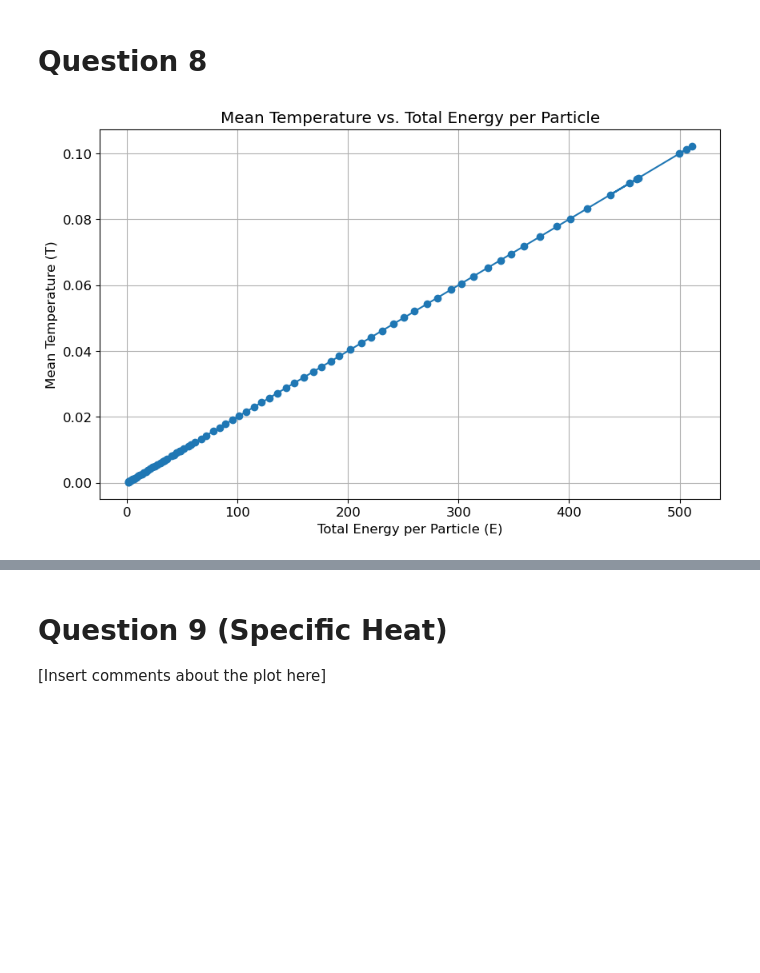
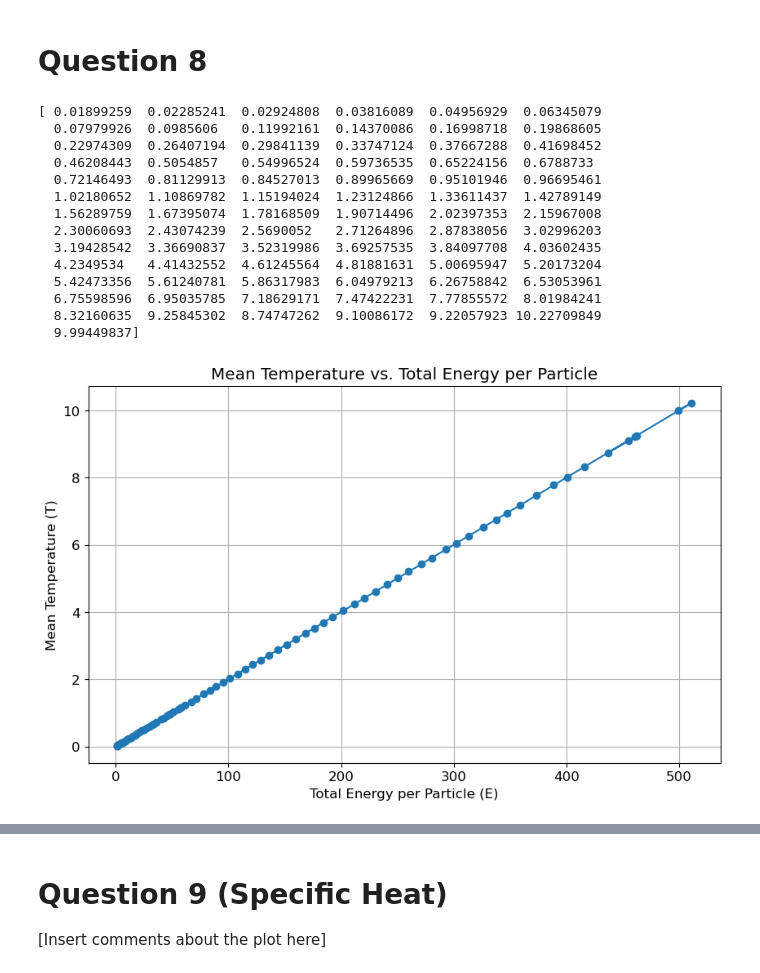
Before and after one commit to MoSpoonRhakib/EID444HW4, a Jupyter notebook: EID444HW4-Mohammed Rhakib.ipynb, the cells around one changed output, grey strips where cells are left out. Cells and saved outputs as stored; diff of their text form; code cells hidden in the pictures; blank space fills up the shorter version.

```diff
--- a/EID444HW4-Mohammed Rhakib.ipynb
+++ b/EID444HW4-Mohammed Rhakib.ipynb
@@ -119,7 +109,6 @@ def simulation(R_0, v_0, m, t, t_max, sigma, epsilon, L):
 
     t_end = time.time()
     t_sim = t_end - t_start
-    unwrapped_trajectory = shift(trajectory, L)
 
     return trajectory, t_sim
 # %% [markdown]
@@ -293,6 +282,7 @@ def create_unit_vectors(N, seed):
     '''Creates an array of unit vectors for the velocities, gives it its direction'''
     #Initialize seed
     np.random.seed(seed)
+    #Create unit vectors
     vectors_polar = np.random.uniform(0, 2*np.pi, N)
     unit_vectors = np.column_stack([np.cos(vectors_polar), np.sin(vectors_polar)])
     return unit_vectors
@@ -305,7 +295,7 @@ def calc_temp(trajectory, t):
     particle = len(trajectory[1])
     masses = np.ones(particle)
     KE = calc_KE(trajectory, masses, t)
-    Temperature = 2 * (KE/particle) / (particle * k_b) # double check if right
+    Temperature = 2*(KE) / (particle * k_b)
     return Temperature
 
 def MB_distribution(mean_temperatures, v_max, dv):
@@ -314,15 +304,14 @@ def MB_distribution(mean_temperatures, v_max, dv):
     plt.figure(figsize=(10, 6))
 
 
-    # Loop through mean temperatures and plot MB distribution for each
+    #Loop through mean temperatures and plot MB distribution for each
     for v_init, T_mean in mean_temperatures.items():
         v_list = np.arange(0, v_max, dv)
         MB_dist = (v_list / (k_b * T_mean)) * np.exp(-(v_list**2) / (2 * k_b * T_mean))
 
-        # Plot each MB distribution
-        plt.plot(v_list, MB_dist, "k--", color='black', label=f"MB (v_init={v_init}, T={T_mean:.2f})")
+        plt.plot(v_list, MB_dist, "k--", label=f"MB (v_init={v_init})")
 
-    # Labels and title
+
     plt.xlabel("Speed")
     plt.ylabel("Probability Density")
     plt.title("Maxwell-Boltzmann Distributions for Different v_init")
@@ -336,20 +325,21 @@ def speed_distribution(trajectories, dt, v_max, dv):
     plt.figure(figsize=(10, 6))
 
     for v_init, trajectory in trajectories.items():
-        # Compute velocities using central differencing
+
         velocities = (trajectory[2:] - trajectory[:-2]) / (2 * dt)
 
-        # Detect equilibration time index
+        #Detect equilibration time index
         t0_index, _, _ = pt.detect_equilibration(calc_temp(trajectory, dt))
 
-        # Extract speeds after equilibration
+        #Extract speeds after equilibration
         speeds = np.linalg.norm(velocities[t0_index:], axis=-1).flatten()
 
-        # Define bins
+        #Define bins
         bins = np.arange(0, v_max + dv, dv)
 
-        # Plot histogram
+        #Plot histogram
         plt.hist(speeds, bins=bins, density=True, label=f"v_init = {v_init}")
+
 
     plt.xlabel("Speed")
     plt.ylabel("Probability Density")
@@ -390,7 +380,7 @@ t_simulation = {}
 
 for v_init in v_init_values:
     velocities = v_init * create_unit_vectors(N*N, 20)
-    trajectory, t_sim = simulation(R_0 = positions, v_0 = velocities, m = masses, t=dt, t_max=10, sigma=1, epsilon = 1, L=L )
+    trajectory, t_sim = simulation(R_0 = positions, v_0 = velocities, m = masses, t=dt, t_max=20, sigma=1, epsilon = 1, L=L )
     trajectories[v_init] = trajectory
     t_simulation[v_init] = t_sim
 # %% [markdown]
@@ -491,44 +514,54 @@ MB_distribution(mean_temperatures, v_max, dv)
 # %%
 #Smaller initial velocity spacings
 
-v_init_small = np.arange(0.05, 4.05, 0.05)
+v_init_small = np.arange(0.05, 4.00, 0.05)
 
-# Preallocate arrays
 num_v = len(v_init_small)
 T_fine = np.zeros(num_v)
 E_fine = np.zeros(num_v)
 
 for i, v_init in enumerate(v_init_small):
-    # Generate initial positions
+
     positions = shift(make_triangular_lattice(np.array([0, 0]), N, 2**(1/6)), L)
-
-    # Generate random unit velocity vectors and scale by v_init
     velocities = v_init * create_unit_vectors(N*N, seed=20)
 
-    # Run simulation
     trajectory, _ = simulation(R_0=positions, v_0=velocities, m=masses, t=dt, t_max=20, sigma=1, epsilon=1, L=L)
 
 
     # Compute mean temperature after equilibration
     t0_index, _, _ = pt.detect_equilibration(calc_temp(trajectory, dt))
     T_fine[i] = np.mean(calc_temp(trajectory[t0_index:], dt))
 
 
-    # Compute total energy per particle (KE + PE) with matching sizes
+    # Compute total energy per particle (KE), assume PE=0
     ke_values = calc_KE(trajectory, masses, dt)
-    #pe_values = calc_PE(trajectory, sigma=1, epsilon=1)
 
-    #min_length = min(len(ke_values), len(pe_values))  # Ensure same array sizes
     E_fine[i] = np.mean(ke_values[t0_index:])  # Compute energy
 
 # Plot mean temperature vs. total energy per particle
 plt.figure(figsize=(10, 6))
 plt.plot(E_fine, T_fine, marker="o", linestyle="-")
 
+print(T_fine)
+
 plt.xlabel("Total Energy per Particle (E)")
 plt.ylabel("Mean Temperature (T)")
 plt.title("Mean Temperature vs. Total Energy per Particle")
 plt.grid()
 plt.show()
 # %% [output]
+[ 0.01899259  0.02285241  0.02924808  0.03816089  0.04956929  0.06345079
+  0.07979926  0.0985606   0.11992161  0.14370086  0.16998718  0.19868605
+  0.22974309  0.26407194  0.29841139  0.33747124  0.37667288  0.41698452
+  0.46208443  0.5054857   0.54996524  0.59736535  0.65224156  0.6788733
+  0.72146493  0.81129913  0.84527013  0.89965669  0.95101946  0.96695461
+  1.02180652  1.10869782  1.15194024  1.23124866  1.33611437  1.42789149
+  1.56289759  1.67395074  1.78168509  1.90714496  2.02397353  2.15967008
+  2.30060693  2.43074239  2.5690052   2.71264896  2.87838056  3.02996203
+  3.19428542  3.36690837  3.52319986  3.69257535  3.84097708  4.03602435
+  4.2349534   4.41432552  4.61245564  4.81881631  5.00695947  5.20173204
+  5.42473356  5.61240781  5.86317983  6.04979213  6.26758842  6.53053961
+  6.75598596  6.95035785  7.18629171  7.47422231  7.77855572  8.01984241
+  8.32160635  9.25845302  8.74747262  9.10086172  9.22057923 10.22709849
+  9.99449837]
-[figure, old version]
+[figure, new version]
```
Also changed, not shown: parts of 13 cells of this notebook, 1 other file.
